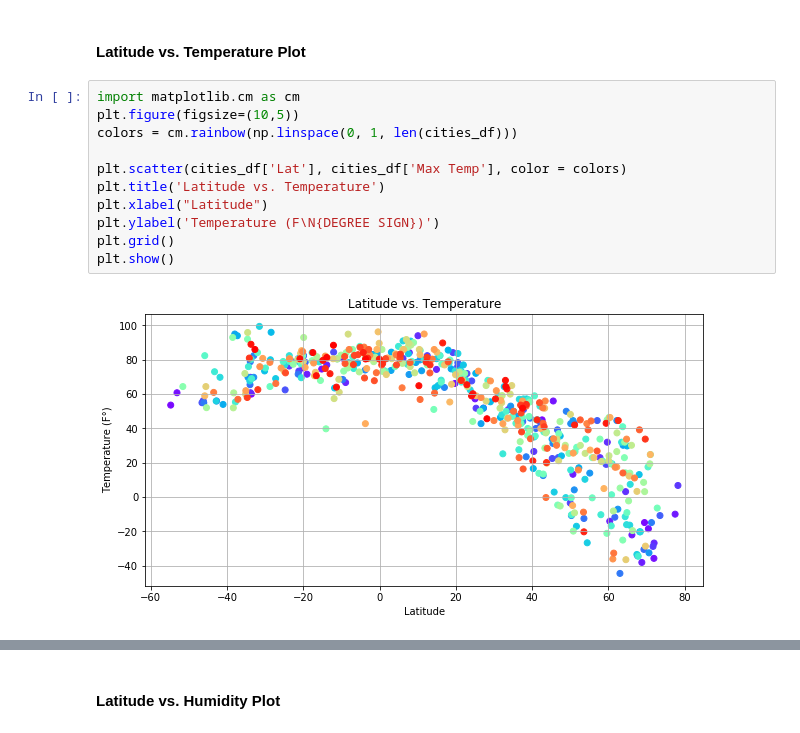
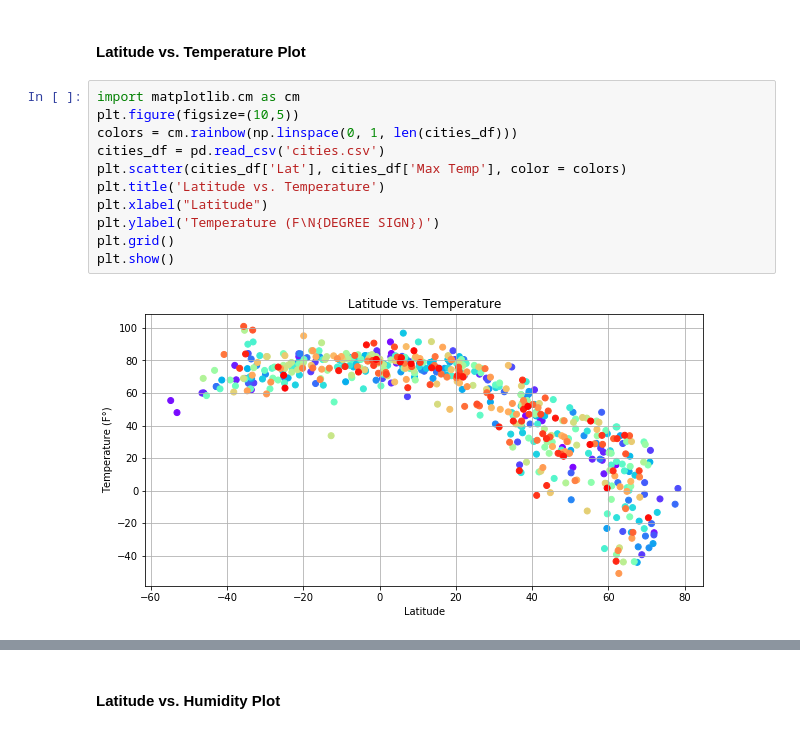
Before and after one commit to aydinjalil/python-api-challenge, a Jupyter notebook: WeatherPy/WeatherPy.ipynb, the cells around one changed output, grey strips where cells are left out. Drawn from its saved outputs; the diff is of its cells as text.

Commit message:
Functions tested, advanced visualization upcoming

```diff
--- a/WeatherPy/WeatherPy.ipynb
+++ b/WeatherPy/WeatherPy.ipynb
@@ -126,13 +126,13 @@ cities_df.head()
 # %%
 import matplotlib.cm as cm
 plt.figure(figsize=(10,5))
 colors = cm.rainbow(np.linspace(0, 1, len(cities_df)))
-
+cities_df = pd.read_csv('cities.csv')
 plt.scatter(cities_df['Lat'], cities_df['Max Temp'], color = colors)
 plt.title('Latitude vs. Temperature')
 plt.xlabel("Latitude")
 plt.ylabel('Temperature (F\N{DEGREE SIGN})')
 plt.grid()
 plt.show()
 # %% [output]
-[figure, old version]
+[figure, new version]
```
Also changed, not shown: parts of 17 cells of this notebook, 2 other files.
